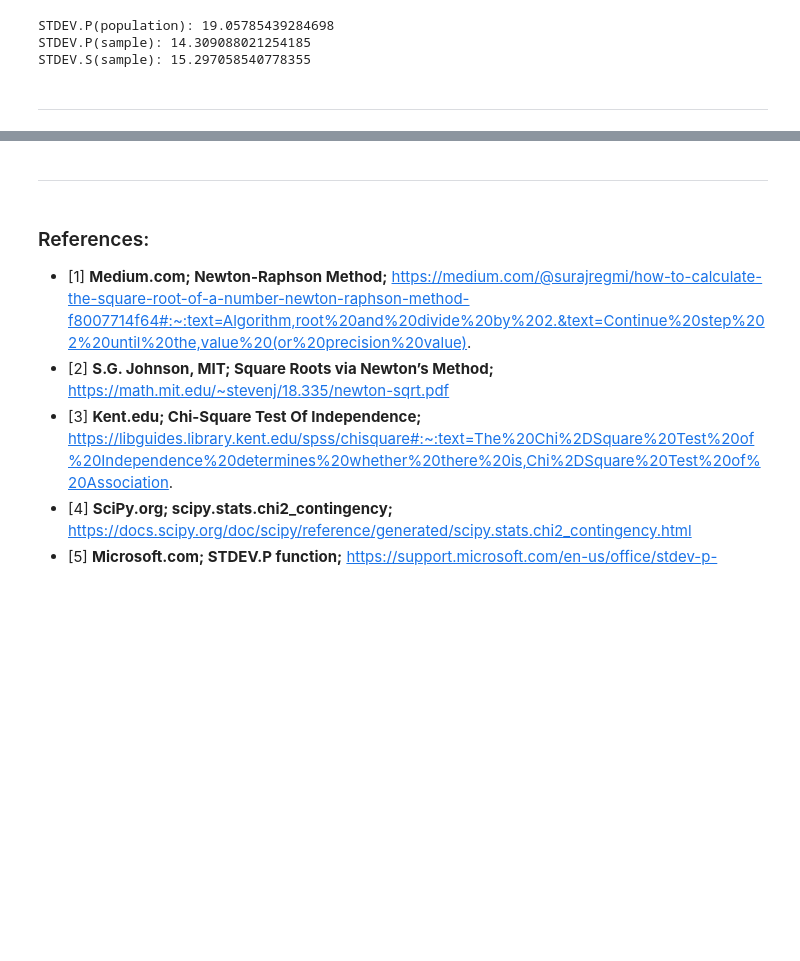
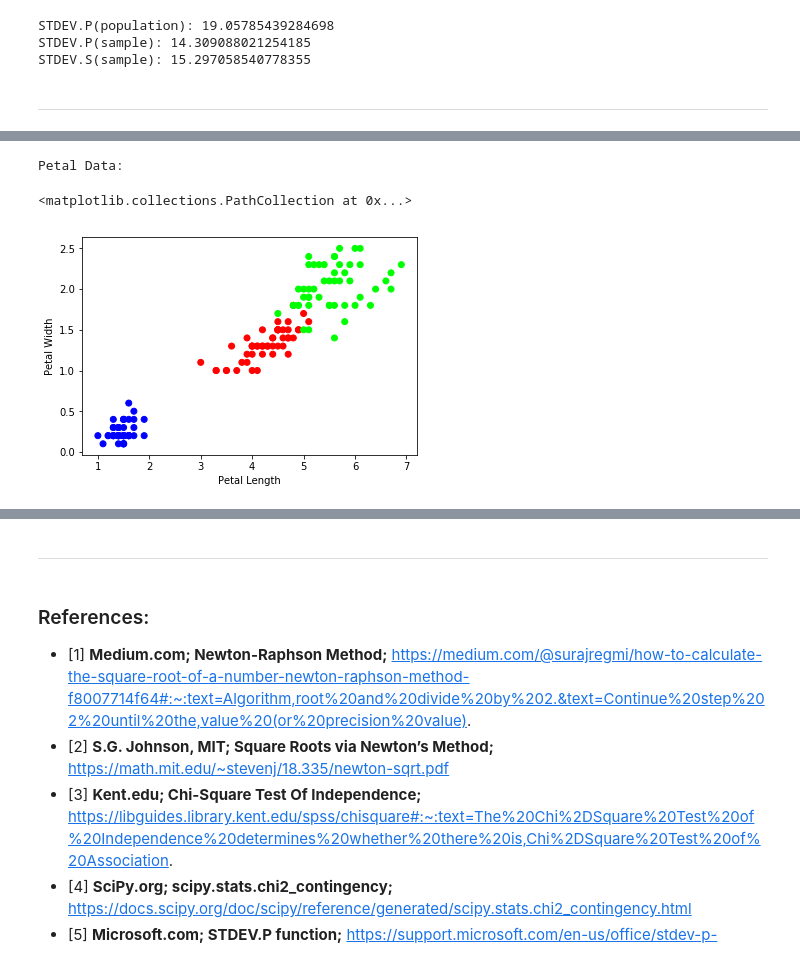
Before and after one commit to charlieconneely/emerging-tech-tasks, a Jupyter notebook: tasks.ipynb, the cells around one changed output, grey strips where cells are left out. Saved outputs shown, nothing was run; the diff lists cells and outputs as text; code cells hidden in the pictures; blank space fills up the shorter version.

```diff
--- a/tasks.ipynb
+++ b/tasks.ipynb
@@ -132 +157,11 @@ Four features from measured from each sample: length + width centimetres of the
+# %%
+# Plot out Petal data
+print("Petal Data:")
+plt.xlabel('Petal Length')
+plt.ylabel('Petal Width')
+plt.scatter(petal_data[:,0], petal_data[:,1], c=iris_ds.target, cmap='brg')
+# %% [output]
+Petal Data:
+<matplotlib.collections.PathCollection at 0x...>
+[figure, added]
 # %%
```
Also changed, not shown: parts of 4 cells of this notebook.
